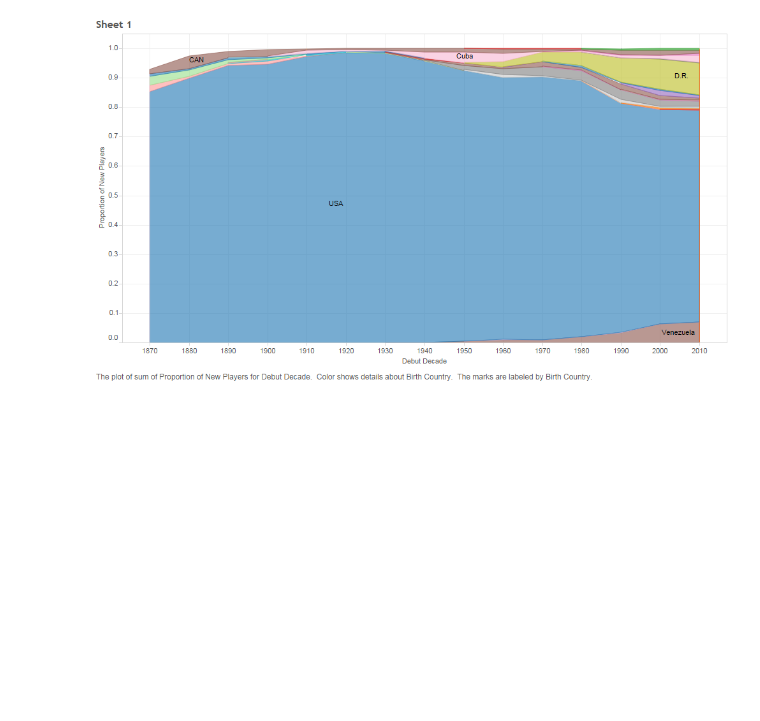
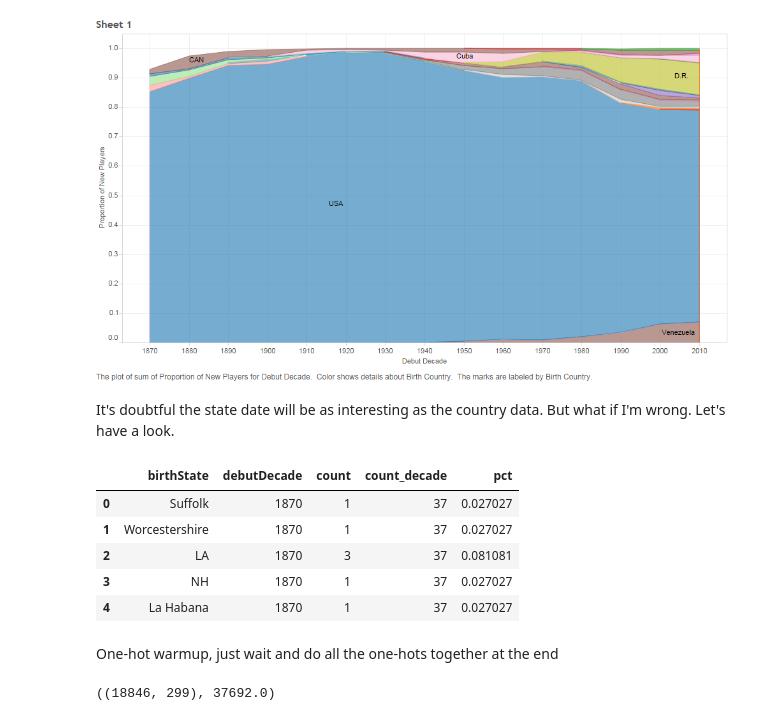
Before and after one commit to kenEldridge/baseball, a Jupyter notebook: baseball.ipynb, the cells around one changed output. Drawn from its saved outputs; the diff is of its cells as text; code cells hidden in the pictures; blank space fills up the shorter version.

```diff
--- a/baseball.ipynb
+++ b/baseball.ipynb
@@ -263,3 +266,45 @@ How has the nation of origin changed over time?  Let's examine the proportion of
 Image(filename='baseball_birth_country.png')
 # %% [output]
 [figure]
+# %% [markdown]
+It's doubtful the state date will be as interesting as the country data.  But what if I'm wrong.  Let's have a look.
+# %%
+birth_loc = birth_location.groupby(['birthState', 'debutDecade']).count()
+birth_loc = birth_loc.reset_index()
+birth_loc_d = birth_loc.groupby(['debutDecade']).count()
+birth_loc_d = birth_loc_d.reset_index()
+birth_loc_d = birth_loc_d[['debutDecade', 'playerID']]
+birth_loc_d.columns = ['debutDecade', 'count']
+birth_loc_d = birth_loc_d.sort_values('debutDecade')
+birth_loc = birth_loc.sort_values('debutDecade').reset_index()
+birth_loc = pd.merge(birth_loc, birth_loc_d, on='debutDecade')
+birth_loc = birth_loc[['birthState', 'debutDecade', 'playerID', 'count']]
+birth_loc.columns = ['birthState', 'debutDecade', 'count', 'count_decade']
+birth_loc['pct'] = birth_loc['count'] / birth_loc['count_decade']
+birth_loc.to_csv('baseball_birth_state_pct.csv')
+birth_loc.head()
+# %% [output]
+|  | birthState | debutDecade | count | count_decade | pct |
+| 0 | Suffolk | 1870 | 1 | 37 | 0.027027 |
+| 1 | Worcestershire | 1870 | 1 | 37 | 0.027027 |
+| 2 | LA | 1870 | 3 | 37 | 0.081081 |
+| 3 | NH | 1870 | 1 | 37 | 0.027027 |
+| 4 | La Habana | 1870 | 1 | 37 | 0.027027 |
+# %% [markdown]
+One-hot warmup, just wait and do all the one-hots together at the end
+# %%
+birth_loc = copy(dfs['Master.csv'][['playerID', 'debut', 'birthCountry', 'birthState']])
+le = LabelEncoder()
+enc = OneHotEncoder()
+birth_loc['birthCountry'] = ['NA' if type(x) != str else x for x in birth_loc['birthCountry']]
+birth_loc['birthCountry'] = le.fit_transform(birth_loc['birthCountry'])
+birth_loc['birthState'] = ['NA' if type(x) != str else x for x in birth_loc['birthState']]
+birth_loc['birthState'] = le.fit_transform(birth_loc['birthState'])
+birth_loc[['birthCountry', 'birthState']]
+
+enc.fit(birth_loc[['birthCountry', 'birthState']])
+
+d = enc.transform(birth_loc[['birthCountry', 'birthState']]).toarray()
+d.shape, d.sum()
+# %% [output]
+((18846, 299), 37692.0)
```
Also changed, not shown: parts of 5 cells of this notebook, 2 other files.
